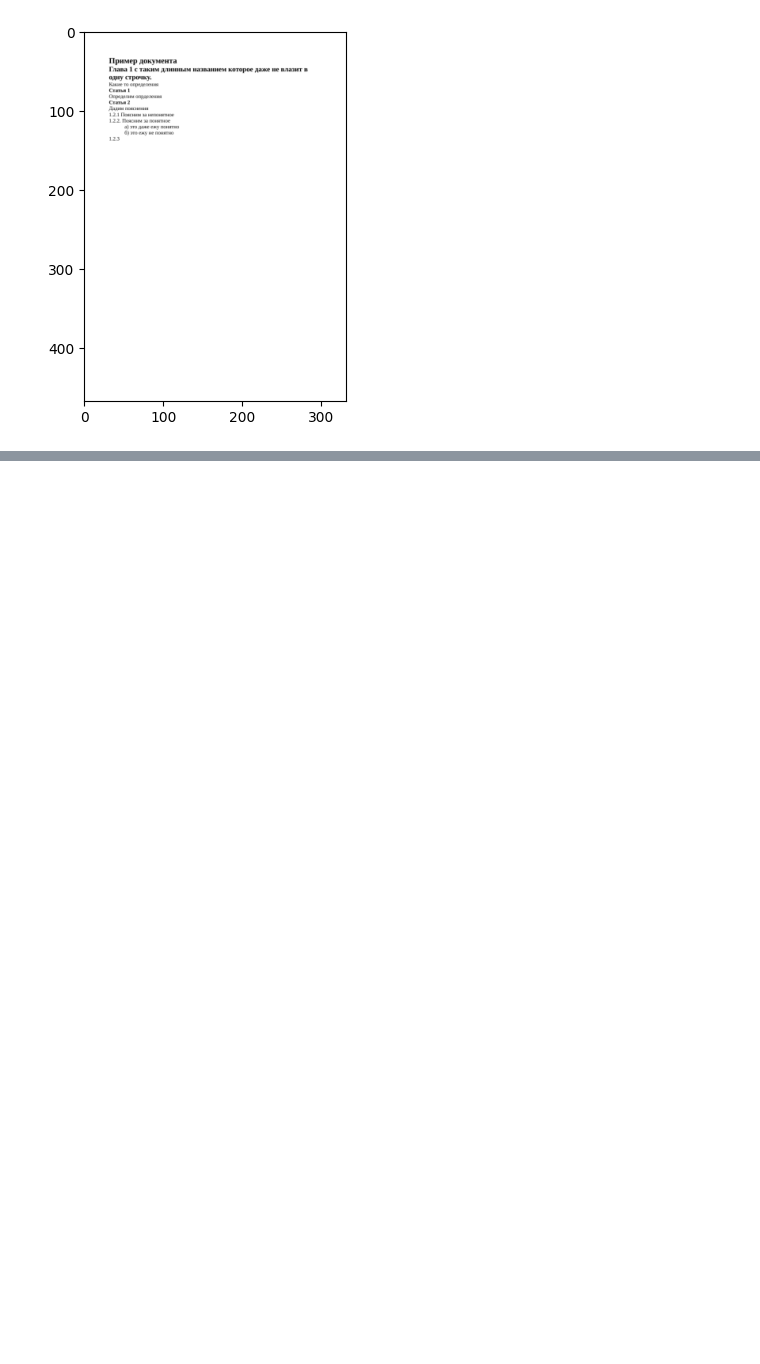
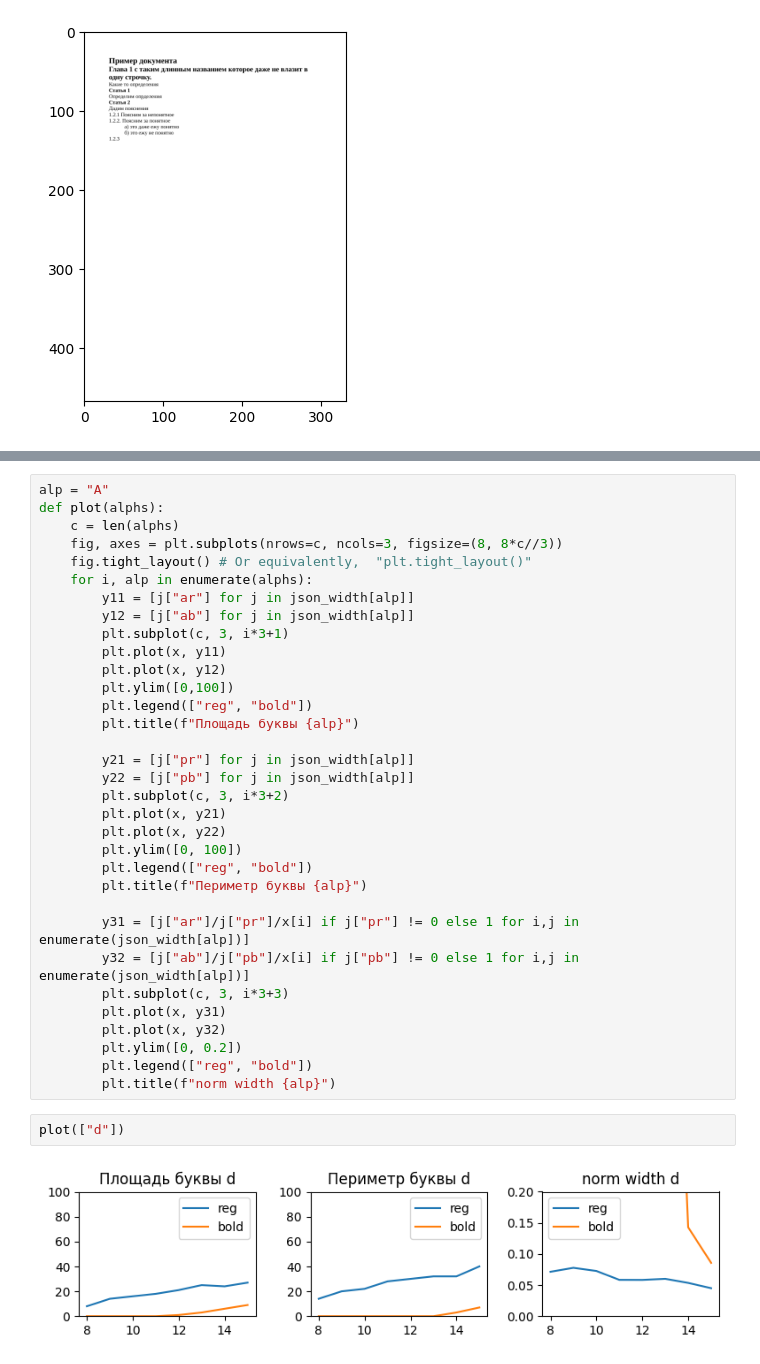
Before and after one commit to Dann38/layout_highlighter, a Jupyter notebook: imgDoc/examples/08-bold-text.ipynb, the cells around one changed output, grey strips where cells are left out. Drawn from its saved outputs; the diff is of its cells as text; blank space fills up the shorter version.

```diff
--- a/imgDoc/examples/08-bold-text.ipynb
+++ b/imgDoc/examples/08-bold-text.ipynb
@@ -69,0 +164,37 @@ page.image.plot()
+# %%
+alp = "A"
+def plot(alphs):
+    c = len(alphs)
+    fig, axes = plt.subplots(nrows=c, ncols=3, figsize=(8, 8*c//3))
+    fig.tight_layout() # Or equivalently,  "plt.tight_layout()"
+    for i, alp in enumerate(alphs):
+        y11 = [j["ar"] for j in json_width[alp]]
+        y12 = [j["ab"] for j in json_width[alp]]
+        plt.subplot(c, 3, i*3+1)
+        plt.plot(x, y11)
+        plt.plot(x, y12)
+        plt.ylim([0,100])
+        plt.legend(["reg", "bold"])
+        plt.title(f"Площадь буквы {alp}")
+
+        y21 = [j["pr"] for j in json_width[alp]]
+        y22 = [j["pb"] for j in json_width[alp]]
+        plt.subplot(c, 3, i*3+2)
+        plt.plot(x, y21)
+        plt.plot(x, y22)
+        plt.ylim([0, 100])
+        plt.legend(["reg", "bold"])
+        plt.title(f"Периметр буквы {alp}")
+
+        y31 = [j["ar"]/j["pr"]/x[i] if j["pr"] != 0 else 1 for i,j in enumerate(json_width[alp])]
+        y32 = [j["ab"]/j["pb"]/x[i] if j["pb"] != 0 else 1 for i,j in enumerate(json_width[alp])]
+        plt.subplot(c, 3, i*3+3)
+        plt.plot(x, y31)
+        plt.plot(x, y32)
+        plt.ylim([0, 0.2])
+        plt.legend(["reg", "bold"])
+        plt.title(f"norm width {alp}")
+# %%
+plot(["d"])
+# %% [output]
+[figure, added]
```
Also changed, not shown: parts of 19 cells of this notebook, 4 other files.
